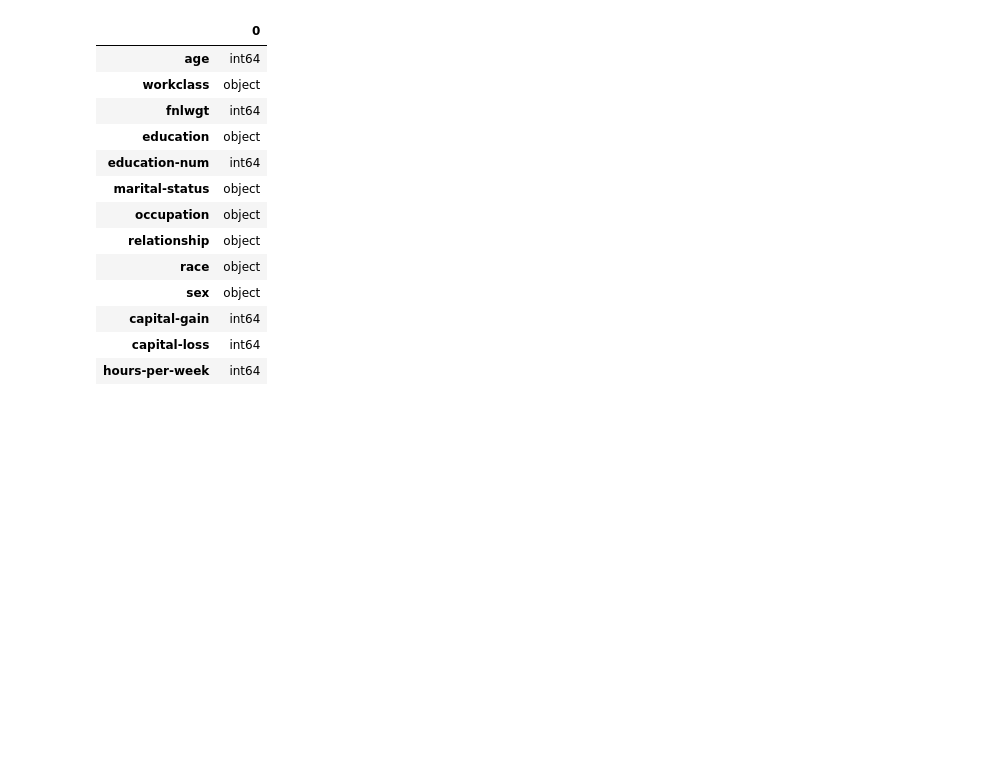
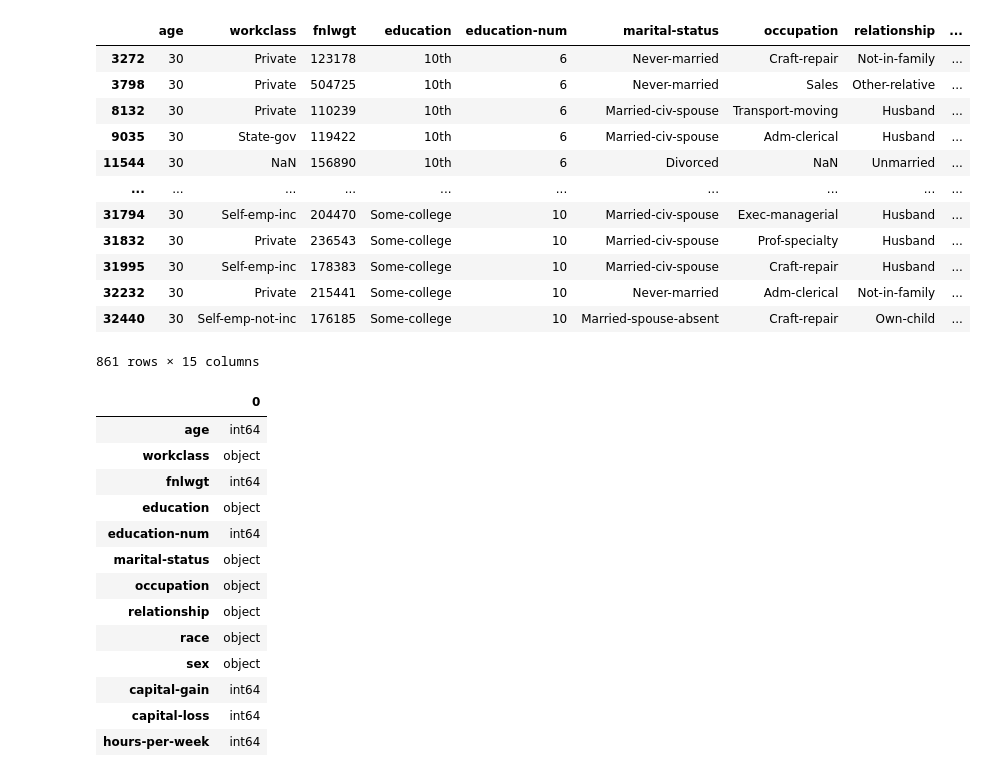
Before and after one commit to doremococo/python-bootcamp, a Jupyter notebook: chapter2.ipynb, the cells around one changed output. Saved outputs shown, nothing was run; the diff lists cells and outputs as text; code cells hidden in the pictures; blank space fills up the shorter version.

```diff
--- a/chapter2.ipynb
+++ b/chapter2.ipynb
@@ -3,10 +3,25 @@
 # %%
 # as xxxx で、エイリアスを設定できる
 import pandas as pd
 
 # 2-01 pandasでcsv を読み込み、表示させる。
 df = pd.read_csv("/content/adult_income_dataset.csv")
 # df ←これだけで表示ができる
+df
+# %% [output]
+|  | age | workclass | fnlwgt | education | education-num | marital-status | occupation | relationship | ... |
+| 3272 | 30 | Private | 123178 | 10th | 6 | Never-married | Craft-repair | Not-in-family | ... |
+| 3798 | 30 | Private | 504725 | 10th | 6 | Never-married | Sales | Other-relative | ... |
+| 8132 | 30 | Private | 110239 | 10th | 6 | Married-civ-spouse | Transport-moving | Husband | ... |
+| 9035 | 30 | State-gov | 119422 | 10th | 6 | Married-civ-spouse | Adm-clerical | Husband | ... |
+| 11544 | 30 | NaN | 156890 | 10th | 6 | Divorced | NaN | Unmarried | ... |
+| ... | ... | ... | ... | ... | ... | ... | ... | ... | ... |
+| 31794 | 30 | Self-emp-inc | 204470 | Some-college | 10 | Married-civ-spouse | Exec-managerial | Husband | ... |
+| 31832 | 30 | Private | 236543 | Some-college | 10 | Married-civ-spouse | Prof-specialty | Husband | ... |
+| 31995 | 30 | Self-emp-inc | 178383 | Some-college | 10 | Married-civ-spouse | Craft-repair | Husband | ... |
+| 32232 | 30 | Private | 215441 | Some-college | 10 | Never-married | Adm-clerical | Not-in-family | ... |
+| 32440 | 30 | Self-emp-not-inc | 176185 | Some-college | 10 | Married-spouse-absent | Craft-repair | Own-child | ... |
+861 rows × 15 columns
 # %%
 # 2-02 dfの最初の5行目の表示と、行数、列数、データ型をそれぞれ確認
 
```
Also changed, not shown: parts of 2 cells of this notebook.
